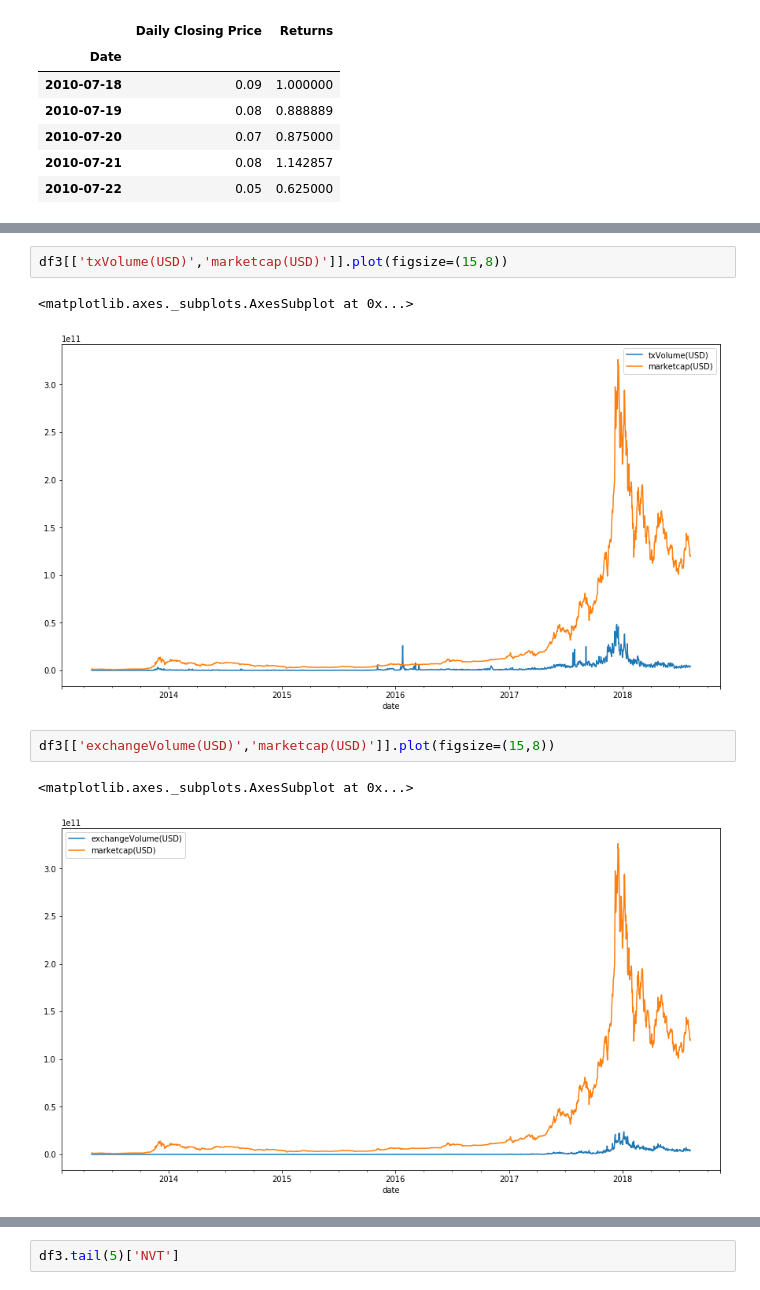
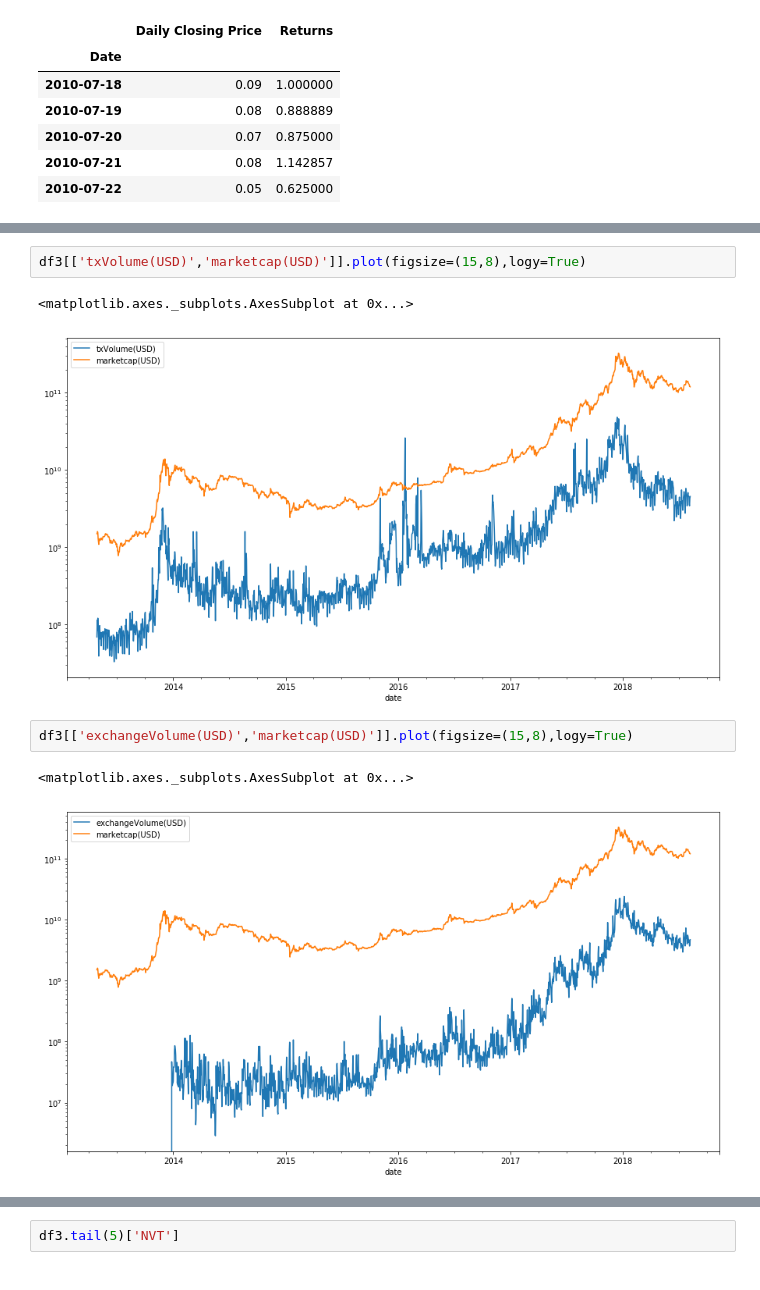
Before and after one commit to sunny2309/projects, a Jupyter notebook: bitcoin_analysis/bitcoin_analysis.ipynb, the cells around one changed output, grey strips where cells are left out. Saved outputs shown, nothing was run; the diff lists cells and outputs as text.

Commit message:
Committing Latest Plots

```diff
--- a/bitcoin_analysis/bitcoin_analysis.ipynb
+++ b/bitcoin_analysis/bitcoin_analysis.ipynb
@@ -157,12 +144,12 @@ bitcoin.tail(5),df.tail(5)
 # %%
-df3[['txVolume(USD)','marketcap(USD)']].plot(figsize=(15,8))
+df3[['txVolume(USD)','marketcap(USD)']].plot(figsize=(15,8),logy=True)
 # %% [output]
 <matplotlib.axes._subplots.AxesSubplot at 0x...>
-[figure, old version]
+[figure, new version]
 # %%
-df3[['exchangeVolume(USD)','marketcap(USD)']].plot(figsize=(15,8))
+df3[['exchangeVolume(USD)','marketcap(USD)']].plot(figsize=(15,8),logy=True)
 # %% [output]
 <matplotlib.axes._subplots.AxesSubplot at 0x...>
-[figure, old version]
+[figure, new version]
 # %%
 df3['NVT'] = df3['marketcap(USD)'] / df3['txVolume(USD)']
```
Also changed, not shown: parts of 26 cells of this notebook.
